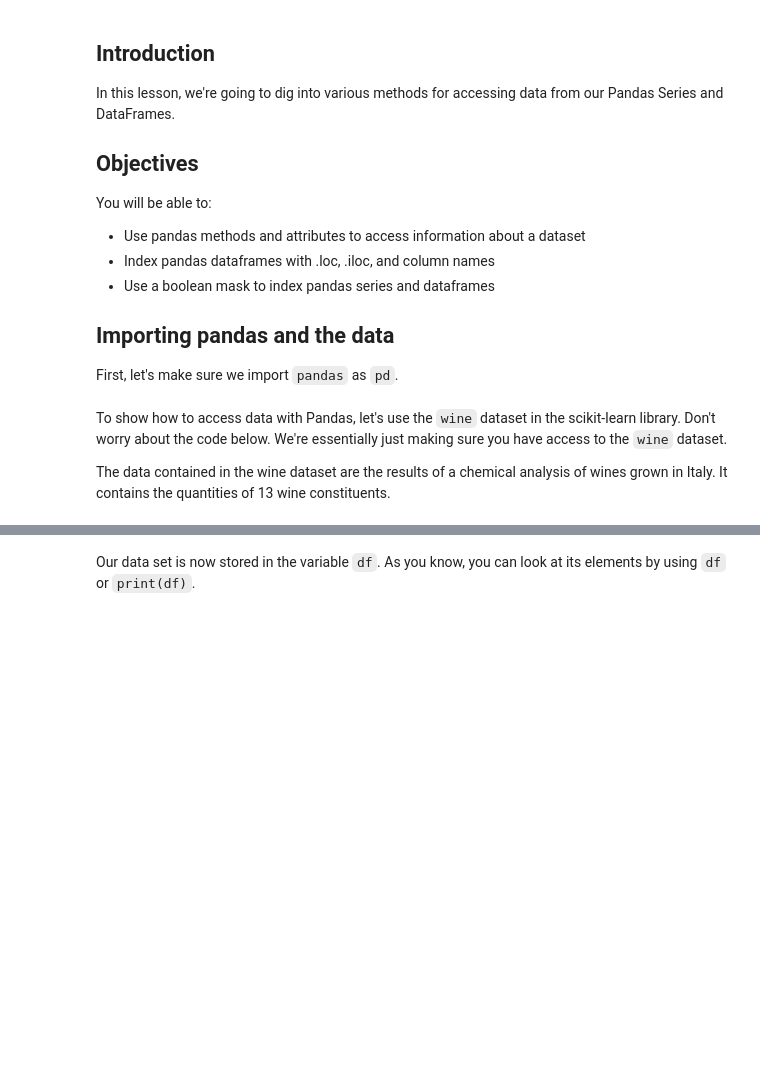
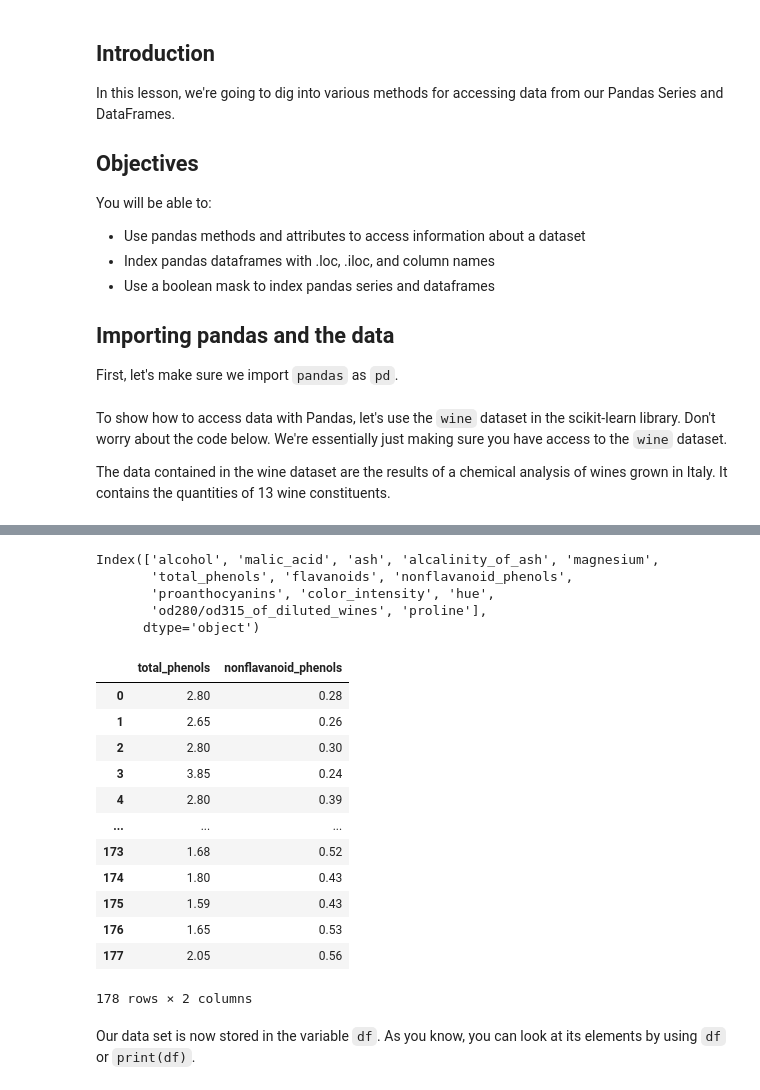
Before and after one commit to mish-mureh/dsc-accessing-data-with-pandas, a Jupyter notebook: index.ipynb, the cells around one changed output, grey strips where cells are left out. Saved outputs shown, nothing was run; the diff lists cells and outputs as text; code cells hidden in the pictures; blank space fills up the shorter version.

```diff
--- a/index.ipynb
+++ b/index.ipynb
@@ -27,3 +318,27 @@ The data contained in the wine dataset are the results of a chemical analysis of
+# %%
+df.columns
+# %% [output]
+Index(['alcohol', 'malic_acid', 'ash', 'alcalinity_of_ash', 'magnesium',
+       'total_phenols', 'flavanoids', 'nonflavanoid_phenols',
+       'proanthocyanins', 'color_intensity', 'hue',
+       'od280/od315_of_diluted_wines', 'proline'],
+      dtype='object')
+# %%
+df.iloc[:,[5, 7]]
+# %% [output]
+|  | total_phenols | nonflavanoid_phenols |
+| 0 | 2.80 | 0.28 |
+| 1 | 2.65 | 0.26 |
+| 2 | 2.80 | 0.30 |
+| 3 | 3.85 | 0.24 |
+| 4 | 2.80 | 0.39 |
+| ... | ... | ... |
+| 173 | 1.68 | 0.52 |
+| 174 | 1.80 | 0.43 |
+| 175 | 1.59 | 0.43 |
+| 176 | 1.65 | 0.53 |
+| 177 | 2.05 | 0.56 |
+178 rows × 2 columns
 # %%
 from sklearn.datasets import load_wine
 
```
Also changed, not shown: parts of 31 cells of this notebook.
